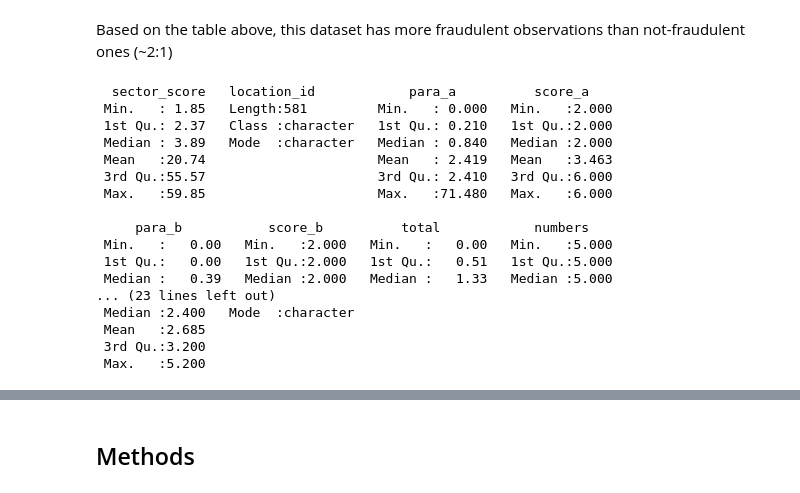
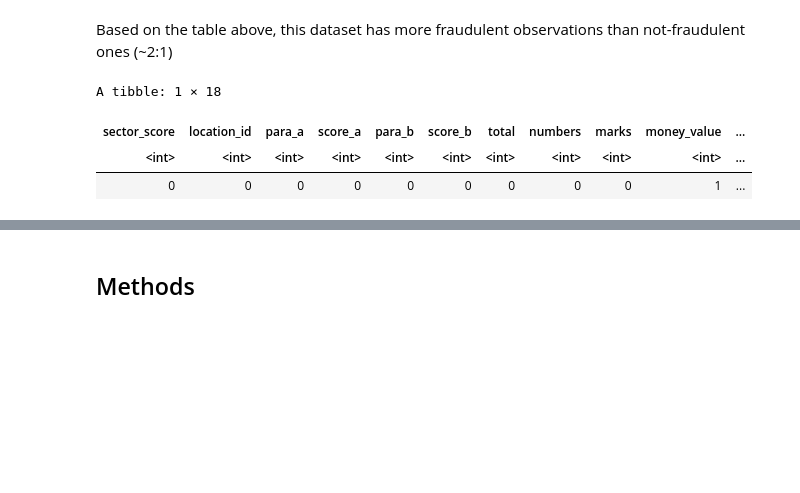
Before and after one commit to hakkd/KNN-Fraud-Detection, a Jupyter notebook: Group_Proposal.ipynb, the cells around one changed output, grey strips where cells are left out. Cells and saved outputs as stored; diff of their text form; code cells hidden in the pictures; blank space fills up the shorter version.

```diff
--- a/Group_Proposal.ipynb
+++ b/Group_Proposal.ipynb
@@ -123,24 +115,13 @@ A tibble: 2 × 3
 | N | 217 | 37.3494 |
 # %% [markdown]
 Based on the table above, this dataset has more fraudulent observations than not-fraudulent ones (~2:1)
-# %%
-# show summary statistics for all variables
-summary(audit_train)
-# %% [output]
-  sector_score   location_id            para_a          score_a
- Min.   : 1.85   Length:581         Min.   : 0.000   Min.   :2.000
- 1st Qu.: 2.37   Class :character   1st Qu.: 0.210   1st Qu.:2.000
- Median : 3.89   Mode  :character   Median : 0.840   Median :2.000
- Mean   :20.74                      Mean   : 2.419   Mean   :3.463
- 3rd Qu.:55.57                      3rd Qu.: 2.410   3rd Qu.:6.000
- Max.   :59.85                      Max.   :71.480   Max.   :6.000
-
-     para_b           score_b          total            numbers
- Min.   :   0.00   Min.   :2.000   Min.   :   0.00   Min.   :5.000
- 1st Qu.:   0.00   1st Qu.:2.000   1st Qu.:   0.51   1st Qu.:5.000
- Median :   0.39   Median :2.000   Median :   1.33   Median :5.000
-... (23 lines left out)
- Median :2.400   Mode  :character
- Mean   :2.685
- 3rd Qu.:3.200
- Max.   :5.200
+# %%
+# check how many NA values are in each column (if any)
+audit_train |>
+    map_df(is.na) |>
+    map_df(sum)
+# %% [output]
+A tibble: 1 × 18
+| sector_score | location_id | para_a | score_a | para_b | score_b | total | numbers | marks | money_value | ... |
+| <int> | <int> | <int> | <int> | <int> | <int> | <int> | <int> | <int> | <int> | ... |
+| 0 | 0 | 0 | 0 | 0 | 0 | 0 | 0 | 0 | 1 | ... |
```
Also changed, not shown: parts of 6 cells of this notebook.
